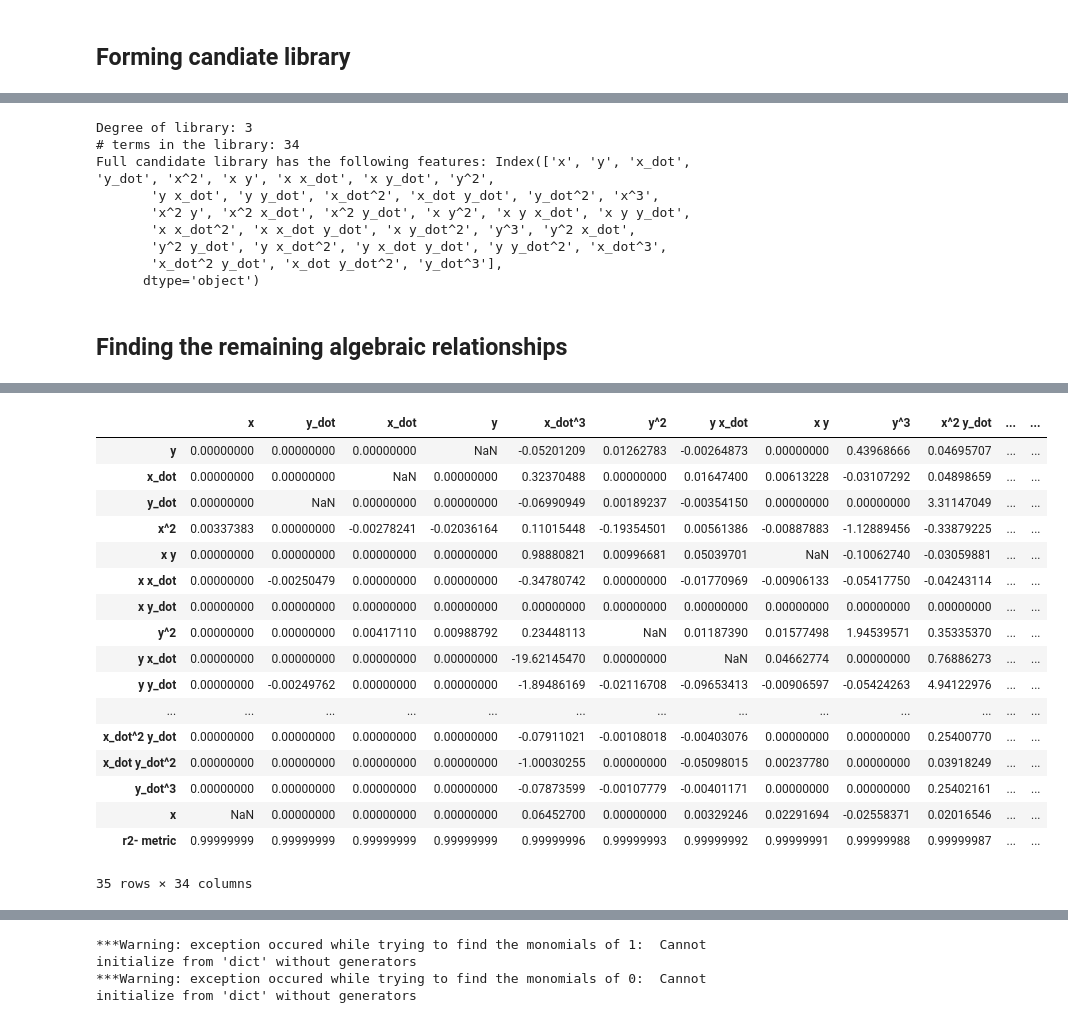
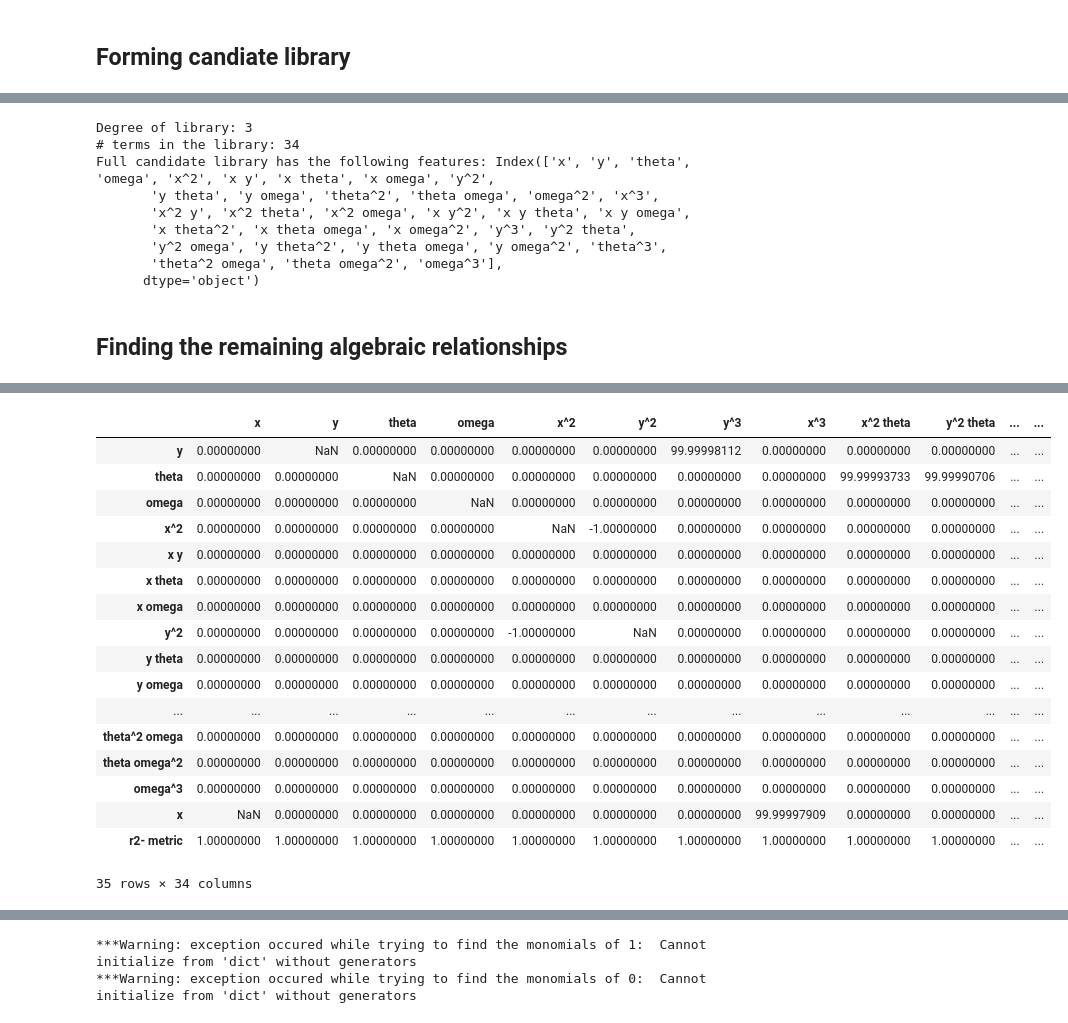
Before and after one commit to mjayadharan/DAE-FINDER_dev, a Jupyter notebook: Examples/Example_2_pendulum/Example_2_simple_pendulum_data_requirement.ipynb, the cells around one changed output, grey strips where cells are left out. Drawn from its saved outputs; the diff is of its cells as text; code cells hidden in the pictures.

```diff
--- a/Examples/Example_2_pendulum/Example_2_simple_pendulum_data_requirement.ipynb
+++ b/Examples/Example_2_pendulum/Example_2_simple_pendulum_data_requirement.ipynb
@@ -104,13 +104,13 @@ g = 9.81   # Acceleration due to gravity (m/s^2)
 # %% [markdown]
 ### Synthesizing data from different ICs
 # %%
-L = 5.0
+L = 10
 # y_shift = 0.9 * L
 # y_shift = 0
-noise_perc = 0.01
+noise_perc = 0
 wrong_relation_dict[noise_perc] = []
 
-num_time_points = 200
+num_time_points = 10000
 # Time span
 t_span = (0.0, 10)  # from 0 to 10 seconds
 #Valuation points
@@ -130,16 +130,18 @@ for param_index in params_df.index:
                 # Parameters
         theta0 = IC["theta"]  # Initial angle (radians)
         omega0 = IC["omega"]        # Initial angular velocity (radians per second)
-        gamma = 0.0         # Damping coefficient
+        gamma = 0.1         # Damping coefficient
         # Solve the ODEs
         # sol = solve_ivp(lambda t, y: pendulum_rhs(t, y, gamma, L), t_span, [theta0, omega0], method='RK45', t_eval=t_eval_)
-        sol = solve_ivp(lambda t, y: pendulum_rhs(t, y, gamma, L), t_span, [theta0, omega0], t_eval=t_eval_, rtol=1e-8)
+        sol = solve_ivp(lambda t, y: pendulum_rhs(t, y, gamma, L), t_span, [theta0, omega0], t_eval=t_eval_, rtol=1e-12)
 
         sol_df = pd.DataFrame(sol.y.T, columns=["theta", "omega"])
         sol_df["x"] = L*np.sin(sol_df["theta"])
         sol_df["y"] = -L*np.cos(sol_df["theta"])
         sol_df["t"] = t_eval_
-        data_matrix_df_list.append(sol_df[["t", "x", "y"]])
+        data_matrix_df_list.append(sol_df[["t", "x", "y","theta", "omega"]])
+        # data_matrix_df_list.append(sol_df[["t", "x", "y"]])
+
         # if IC_index == 0:
         #     # Plot the results
         #     plt.figure(figsize=(10, 6))
@@ -162,7 +164,11 @@ sys.path.append(os.path.join(path_to_add, "daeFinder"))
 data_matrix_features = data_matrix_df_list[0].columns
 for ind, data_matrix_ in enumerate(data_matrix_df_list):
     t_exact = data_matrix_["t"]
+    np.random.seed(1)
+    noise_arr = np.random.normal(size=data_matrix_.shape)
+    noisy_data_df = data_matrix_ + (noise_perc/100)*(abs(data_matrix_))*noise_arr
     noisy_data_df = add_noise_to_df(data_matrix_, noise_perc=noise_perc, random_seed=111)
+
     noisy_data_df["t"] = t_exact
     data_matrix_df_list[ind] = noisy_data_df
 
@@ -236,8 +445,20 @@ KeyError: 't'
+# %%
+data_matrix_df["d(x) /dt"] = -data_matrix_df['y']*data_matrix_df['omega']
+data_matrix_df["d(y) /dt"] = data_matrix_df['x']*data_matrix_df['omega']
+# data_matrix_df_new = data_matrix_df[["x","y", "d(x) /dt", "d(y) /dt"]]
+data_matrix_df_new = data_matrix_df[["x","y", "theta", "omega"]]
+
+# data_matrix_df_new = data_matrix_df_new.rename(columns= dict(zip(data_matrix_df_new, ['x', 'y', 'x_dot', 'y_dot'])))
 # %%
 poly_degree = 3
 
 poly_feature_ob = PolyFeatureMatrix(poly_degree)
-candidate_lib_full = poly_feature_ob.fit_transform(data_matrix_df_smooth)
+candidate_lib_full = poly_feature_ob.fit_transform(data_matrix_df_new)
+# candidate_lib_full = poly_feature_ob.fit_transform(data_matrix_df_smooth)
+
+
+
+
 
 candidate_lib_full = candidate_lib_full.drop(["1"], axis=1)
 print("Degree of library: {}".format(poly_degree))
@@ -250,12 +471,12 @@ print("Full candidate library has the following features: {}".format(candidate_l
 # %% [output]
 Degree of library: 3
 # terms in the library: 34
-Full candidate library has the following features: Index(['x', 'y', 'x_dot', 'y_dot', 'x^2', 'x y', 'x x_dot', 'x y_dot', 'y^2',
-       'y x_dot', 'y y_dot', 'x_dot^2', 'x_dot y_dot', 'y_dot^2', 'x^3',
-       'x^2 y', 'x^2 x_dot', 'x^2 y_dot', 'x y^2', 'x y x_dot', 'x y y_dot',
-       'x x_dot^2', 'x x_dot y_dot', 'x y_dot^2', 'y^3', 'y^2 x_dot',
-       'y^2 y_dot', 'y x_dot^2', 'y x_dot y_dot', 'y y_dot^2', 'x_dot^3',
-       'x_dot^2 y_dot', 'x_dot y_dot^2', 'y_dot^3'],
+Full candidate library has the following features: Index(['x', 'y', 'theta', 'omega', 'x^2', 'x y', 'x theta', 'x omega', 'y^2',
+       'y theta', 'y omega', 'theta^2', 'theta omega', 'omega^2', 'x^3',
+       'x^2 y', 'x^2 theta', 'x^2 omega', 'x y^2', 'x y theta', 'x y omega',
+       'x theta^2', 'x theta omega', 'x omega^2', 'y^3', 'y^2 theta',
+       'y^2 omega', 'y theta^2', 'y theta omega', 'y omega^2', 'theta^3',
+       'theta^2 omega', 'theta omega^2', 'omega^3'],
       dtype='object')
 # %% [markdown]
 ## Finding the remaining algebraic relationships
@@ -269,7 +490,7 @@ exec(feat_list_str+ "= sympy.symbols("+str(feat_list)+")")
 
 
 
-seq_th_model = sequentialThLin(fit_intercept=True, alpha=0.01, coef_threshold= 0.001)
+seq_th_model = sequentialThLin(fit_intercept=True, alpha=0.3, coef_threshold= 0.05)
 # seq_th_model = sequentialThLin(model_id="LR", alhp coef_threshold= 0.1)
 
 algebraic_model_th = AlgModelFinder(custom_model=True, custom_model_ob= seq_th_model)
@@ -298,18 +520,18 @@ Sequential threshold converged in 1 iterations
-|  | x | y_dot | x_dot | y | x_dot^3 | y^2 | y x_dot | x y | y^3 | x^2 y_dot | ... | ... |
-| y | 0.00000000 | 0.00000000 | 0.00000000 | NaN | -0.05201209 | 0.01262783 | -0.00264873 | 0.00000000 | 0.43968666 | 0.04695707 | ... | ... |
-| x_dot | 0.00000000 | 0.00000000 | NaN | 0.00000000 | 0.32370488 | 0.00000000 | 0.01647400 | 0.00613228 | -0.03107292 | 0.04898659 | ... | ... |
-| y_dot | 0.00000000 | NaN | 0.00000000 | 0.00000000 | -0.06990949 | 0.00189237 | -0.00354150 | 0.00000000 | 0.00000000 | 3.31147049 | ... | ... |
-| x^2 | 0.00337383 | 0.00000000 | -0.00278241 | -0.02036164 | 0.11015448 | -0.19354501 | 0.00561386 | -0.00887883 | -1.12889456 | -0.33879225 | ... | ... |
-| x y | 0.00000000 | 0.00000000 | 0.00000000 | 0.00000000 | 0.98880821 | 0.00996681 | 0.05039701 | NaN | -0.10062740 | -0.03059881 | ... | ... |
-| x x_dot | 0.00000000 | -0.00250479 | 0.00000000 | 0.00000000 | -0.34780742 | 0.00000000 | -0.01770969 | -0.00906133 | -0.05417750 | -0.04243114 | ... | ... |
-| x y_dot | 0.00000000 | 0.00000000 | 0.00000000 | 0.00000000 | 0.00000000 | 0.00000000 | 0.00000000 | 0.00000000 | 0.00000000 | 0.00000000 | ... | ... |
-| y^2 | 0.00000000 | 0.00000000 | 0.00417110 | 0.00988792 | 0.23448113 | NaN | 0.01187390 | 0.01577498 | 1.94539571 | 0.35335370 | ... | ... |
-| y x_dot | 0.00000000 | 0.00000000 | 0.00000000 | 0.00000000 | -19.62145470 | 0.00000000 | NaN | 0.04662774 | 0.00000000 | 0.76886273 | ... | ... |
-| y y_dot | 0.00000000 | -0.00249762 | 0.00000000 | 0.00000000 | -1.89486169 | -0.02116708 | -0.09653413 | -0.00906597 | -0.05424263 | 4.94122976 | ... | ... |
+|  | x | y | theta | omega | x^2 | y^2 | y^3 | x^3 | x^2 theta | y^2 theta | ... | ... |
+| y | 0.00000000 | NaN | 0.00000000 | 0.00000000 | 0.00000000 | 0.00000000 | 99.99998112 | 0.00000000 | 0.00000000 | 0.00000000 | ... | ... |
+| theta | 0.00000000 | 0.00000000 | NaN | 0.00000000 | 0.00000000 | 0.00000000 | 0.00000000 | 0.00000000 | 99.99993733 | 99.99990706 | ... | ... |
+| omega | 0.00000000 | 0.00000000 | 0.00000000 | NaN | 0.00000000 | 0.00000000 | 0.00000000 | 0.00000000 | 0.00000000 | 0.00000000 | ... | ... |
+| x^2 | 0.00000000 | 0.00000000 | 0.00000000 | 0.00000000 | NaN | -1.00000000 | 0.00000000 | 0.00000000 | 0.00000000 | 0.00000000 | ... | ... |
+| x y | 0.00000000 | 0.00000000 | 0.00000000 | 0.00000000 | 0.00000000 | 0.00000000 | 0.00000000 | 0.00000000 | 0.00000000 | 0.00000000 | ... | ... |
+| x theta | 0.00000000 | 0.00000000 | 0.00000000 | 0.00000000 | 0.00000000 | 0.00000000 | 0.00000000 | 0.00000000 | 0.00000000 | 0.00000000 | ... | ... |
+| x omega | 0.00000000 | 0.00000000 | 0.00000000 | 0.00000000 | 0.00000000 | 0.00000000 | 0.00000000 | 0.00000000 | 0.00000000 | 0.00000000 | ... | ... |
+| y^2 | 0.00000000 | 0.00000000 | 0.00000000 | 0.00000000 | -1.00000000 | NaN | 0.00000000 | 0.00000000 | 0.00000000 | 0.00000000 | ... | ... |
+| y theta | 0.00000000 | 0.00000000 | 0.00000000 | 0.00000000 | 0.00000000 | 0.00000000 | 0.00000000 | 0.00000000 | 0.00000000 | 0.00000000 | ... | ... |
+| y omega | 0.00000000 | 0.00000000 | 0.00000000 | 0.00000000 | 0.00000000 | 0.00000000 | 0.00000000 | 0.00000000 | 0.00000000 | 0.00000000 | ... | ... |
 | ... | ... | ... | ... | ... | ... | ... | ... | ... | ... | ... | ... | ... |
-| x_dot^2 y_dot | 0.00000000 | 0.00000000 | 0.00000000 | 0.00000000 | -0.07911021 | -0.00108018 | -0.00403076 | 0.00000000 | 0.00000000 | 0.25400770 | ... | ... |
-| x_dot y_dot^2 | 0.00000000 | 0.00000000 | 0.00000000 | 0.00000000 | -1.00030255 | 0.00000000 | -0.05098015 | 0.00237780 | 0.00000000 | 0.03918249 | ... | ... |
-| y_dot^3 | 0.00000000 | 0.00000000 | 0.00000000 | 0.00000000 | -0.07873599 | -0.00107779 | -0.00401171 | 0.00000000 | 0.00000000 | 0.25402161 | ... | ... |
-| x | NaN | 0.00000000 | 0.00000000 | 0.00000000 | 0.06452700 | 0.00000000 | 0.00329246 | 0.02291694 | -0.02558371 | 0.02016546 | ... | ... |
-| r2- metric | 0.99999999 | 0.99999999 | 0.99999999 | 0.99999999 | 0.99999996 | 0.99999993 | 0.99999992 | 0.99999991 | 0.99999988 | 0.99999987 | ... | ... |
+| theta^2 omega | 0.00000000 | 0.00000000 | 0.00000000 | 0.00000000 | 0.00000000 | 0.00000000 | 0.00000000 | 0.00000000 | 0.00000000 | 0.00000000 | ... | ... |
+| theta omega^2 | 0.00000000 | 0.00000000 | 0.00000000 | 0.00000000 | 0.00000000 | 0.00000000 | 0.00000000 | 0.00000000 | 0.00000000 | 0.00000000 | ... | ... |
+| omega^3 | 0.00000000 | 0.00000000 | 0.00000000 | 0.00000000 | 0.00000000 | 0.00000000 | 0.00000000 | 0.00000000 | 0.00000000 | 0.00000000 | ... | ... |
+| x | NaN | 0.00000000 | 0.00000000 | 0.00000000 | 0.00000000 | 0.00000000 | 0.00000000 | 99.99997909 | 0.00000000 | 0.00000000 | ... | ... |
+| r2- metric | 1.00000000 | 1.00000000 | 1.00000000 | 1.00000000 | 1.00000000 | 1.00000000 | 1.00000000 | 1.00000000 | 1.00000000 | 1.00000000 | ... | ... |
-35 rows × 34 columns
+35 rows × 34 columns
```
Also changed, not shown: parts of 66 cells of this notebook, 15 other files.
